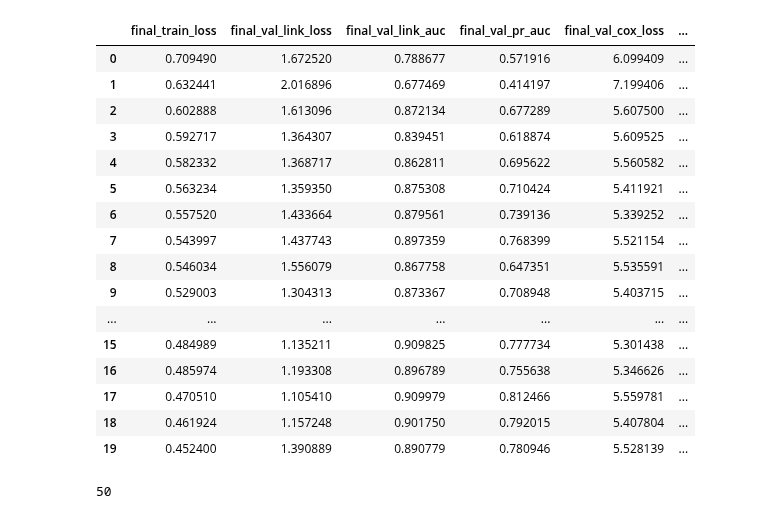
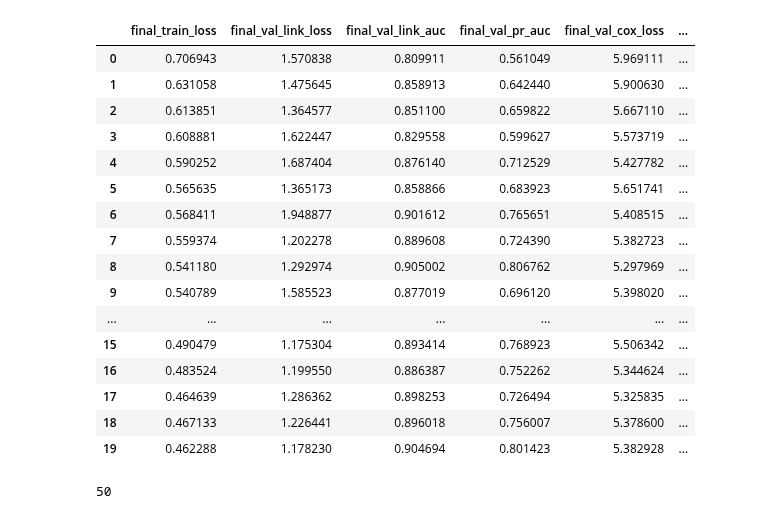
Before and after one commit to gavrielhan/MSc_Thesis, a Jupyter notebook: res_analysis.ipynb, the cells around one changed output. Drawn from its saved outputs; the diff is of its cells as text; code cells hidden in the pictures.

```diff
--- a/res_analysis.ipynb
+++ b/res_analysis.ipynb
@@ -5,31 +5,31 @@ import matplotlib.pyplot as plt
 import seaborn as sns
 # %%
 # --- Load your JSON training log ---
-log_path = "results/results_20250505_162412.json"  # ? Change to your actual JSON file path
+log_path = "results/results_20250506_005851.json"  # ? Change to your actual JSON file path
 with open(log_path, "r") as f:
     records = json.load(f)
 # Convert to DataFrame and sort by epoch
 df = pd.DataFrame(records)
 df = df.sort_values("epoch")
 df.head(20)
 # %% [output]
 |  | final_train_loss | final_val_link_loss | final_val_link_auc | final_val_pr_auc | final_val_cox_loss | ... |
-| 0 | 0.709490 | 1.672520 | 0.788677 | 0.571916 | 6.099409 | ... |
-| 1 | 0.632441 | 2.016896 | 0.677469 | 0.414197 | 7.199406 | ... |
-| 2 | 0.602888 | 1.613096 | 0.872134 | 0.677289 | 5.607500 | ... |
-| 3 | 0.592717 | 1.364307 | 0.839451 | 0.618874 | 5.609525 | ... |
-| 4 | 0.582332 | 1.368717 | 0.862811 | 0.695622 | 5.560582 | ... |
-| 5 | 0.563234 | 1.359350 | 0.875308 | 0.710424 | 5.411921 | ... |
-| 6 | 0.557520 | 1.433664 | 0.879561 | 0.739136 | 5.339252 | ... |
-| 7 | 0.543997 | 1.437743 | 0.897359 | 0.768399 | 5.521154 | ... |
-| 8 | 0.546034 | 1.556079 | 0.867758 | 0.647351 | 5.535591 | ... |
-| 9 | 0.529003 | 1.304313 | 0.873367 | 0.708948 | 5.403715 | ... |
+| 0 | 0.706943 | 1.570838 | 0.809911 | 0.561049 | 5.969111 | ... |
+| 1 | 0.631058 | 1.475645 | 0.858913 | 0.642440 | 5.900630 | ... |
+| 2 | 0.613851 | 1.364577 | 0.851100 | 0.659822 | 5.667110 | ... |
+| 3 | 0.608881 | 1.622447 | 0.829558 | 0.599627 | 5.573719 | ... |
+| 4 | 0.590252 | 1.687404 | 0.876140 | 0.712529 | 5.427782 | ... |
+| 5 | 0.565635 | 1.365173 | 0.858866 | 0.683923 | 5.651741 | ... |
+| 6 | 0.568411 | 1.948877 | 0.901612 | 0.765651 | 5.408515 | ... |
+| 7 | 0.559374 | 1.202278 | 0.889608 | 0.724390 | 5.382723 | ... |
+| 8 | 0.541180 | 1.292974 | 0.905002 | 0.806762 | 5.297969 | ... |
+| 9 | 0.540789 | 1.585523 | 0.877019 | 0.696120 | 5.398020 | ... |
 | ... | ... | ... | ... | ... | ... | ... |
-| 15 | 0.484989 | 1.135211 | 0.909825 | 0.777734 | 5.301438 | ... |
-| 16 | 0.485974 | 1.193308 | 0.896789 | 0.755638 | 5.346626 | ... |
-| 17 | 0.470510 | 1.105410 | 0.909979 | 0.812466 | 5.559781 | ... |
-| 18 | 0.461924 | 1.157248 | 0.901750 | 0.792015 | 5.407804 | ... |
-| 19 | 0.452400 | 1.390889 | 0.890779 | 0.780946 | 5.528139 | ... |
+| 15 | 0.490479 | 1.175304 | 0.893414 | 0.768923 | 5.506342 | ... |
+| 16 | 0.483524 | 1.199550 | 0.886387 | 0.752262 | 5.344624 | ... |
+| 17 | 0.464639 | 1.286362 | 0.898253 | 0.726494 | 5.325835 | ... |
+| 18 | 0.467133 | 1.226441 | 0.896018 | 0.756007 | 5.378600 | ... |
+| 19 | 0.462288 | 1.178230 | 0.904694 | 0.801423 | 5.382928 | ... |
 # %%
 len(df)
 # %% [output]
```
Also changed, not shown: parts of 5 cells of this notebook.
